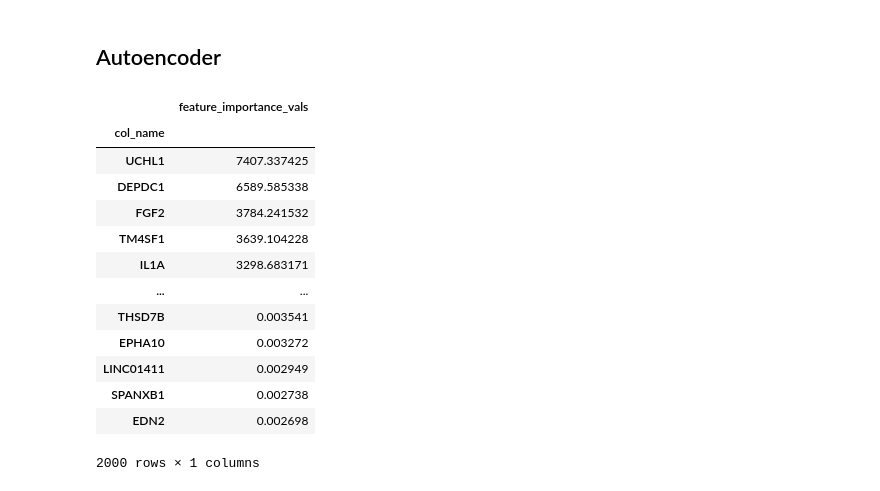
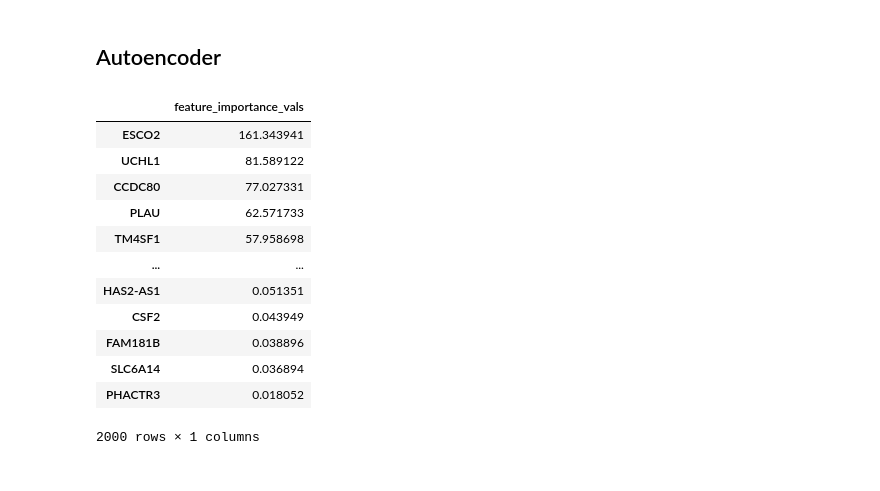
Before and after one commit to melehean/CTC-Detection, a Jupyter notebook: feature_importance_summary.ipynb, the cells around one changed output. Cells and saved outputs as stored; diff of their text form; code cells hidden in the pictures.

Commit message:
Add autoencoder feature importance; Check other datasets

```diff
--- a/feature_importance_summary.ipynb
+++ b/feature_importance_summary.ipynb
@@ -365,20 +365,19 @@ balanced_random_forest_scaled_features.sort_values(by="feature_importance_vals",
 # %% [markdown]
 ## Autoencoder
 # %%
-autoencoder_features = pd.read_csv("features/autoencoder.csv", index_col=0)
+autoencoder_features = pd.read_csv("features/autoencoder_new.csv", index_col=0)
 autoencoder_features.sort_values(by="feature_importance_vals", ascending=False)
 # %% [output]
 |  | feature_importance_vals |
-| col_name |  |
-| UCHL1 | 7407.337425 |
-| DEPDC1 | 6589.585338 |
-| FGF2 | 3784.241532 |
-| TM4SF1 | 3639.104228 |
-| IL1A | 3298.683171 |
+| ESCO2 | 161.343941 |
+| UCHL1 | 81.589122 |
+| CCDC80 | 77.027331 |
+| PLAU | 62.571733 |
+| TM4SF1 | 57.958698 |
 | ... | ... |
-| THSD7B | 0.003541 |
-| EPHA10 | 0.003272 |
-| LINC01411 | 0.002949 |
-| SPANXB1 | 0.002738 |
-| EDN2 | 0.002698 |
+| HAS2-AS1 | 0.051351 |
+| CSF2 | 0.043949 |
+| FAM181B | 0.038896 |
+| SLC6A14 | 0.036894 |
+| PHACTR3 | 0.018052 |
 2000 rows × 1 columns
```
Also changed, not shown: 5 other files.
